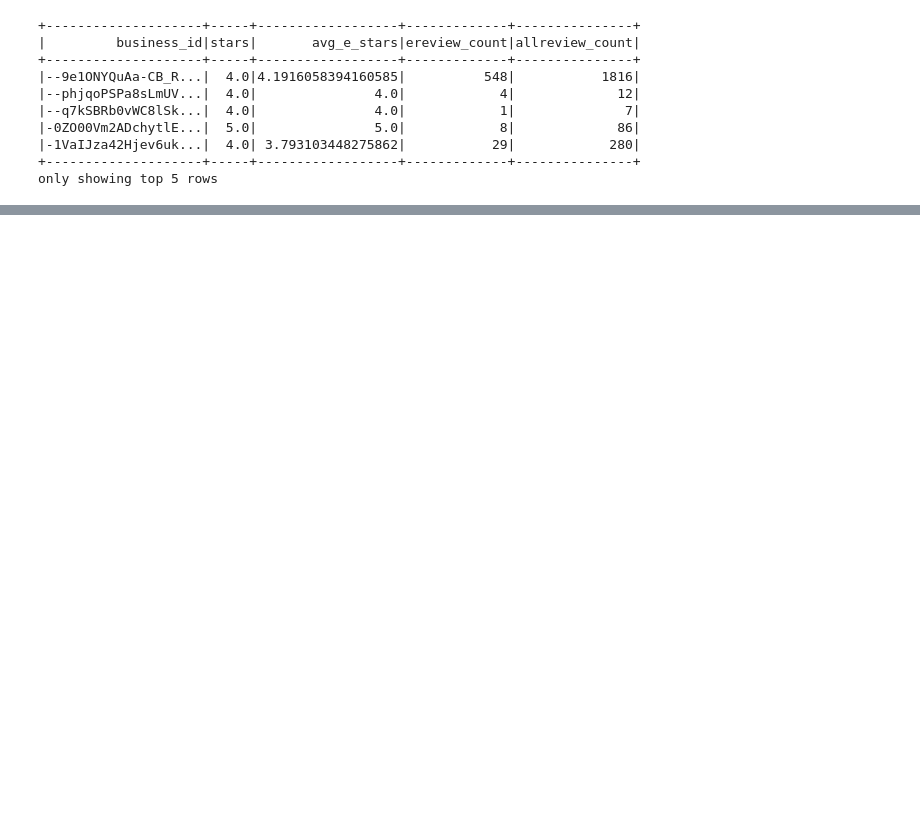
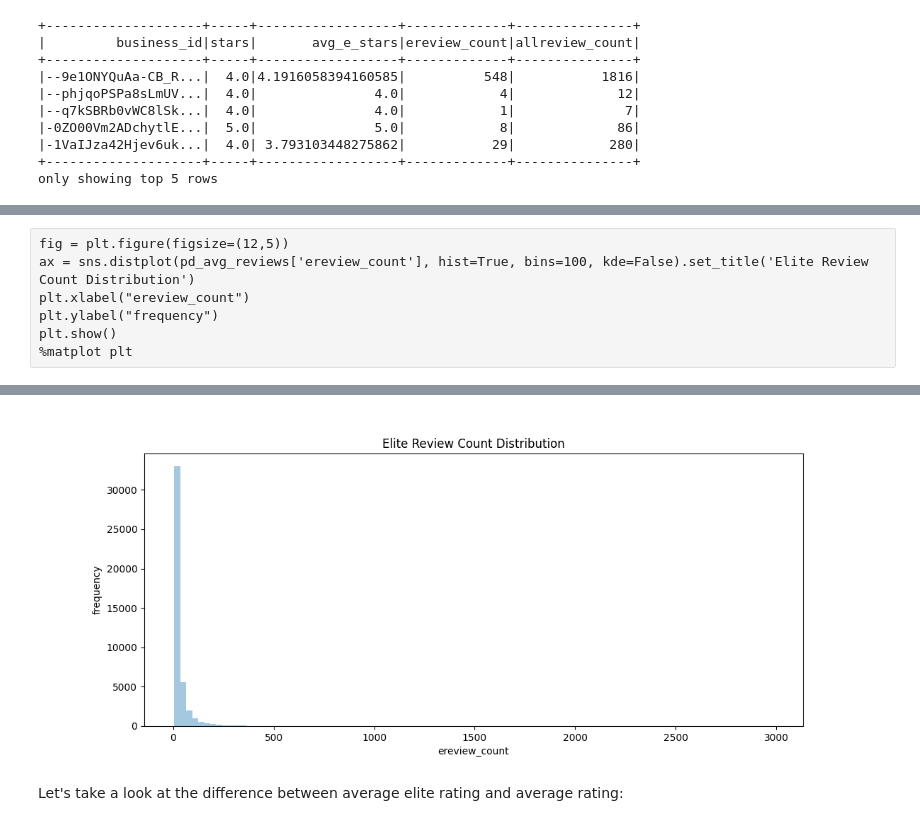
Before and after one commit to bonnienguyen95/sta9760-f2020-apachespark, a Jupyter notebook: Analysis.ipynb, the cells around one changed output, grey strips where cells are left out. Drawn from its saved outputs; the diff is of its cells as text; blank space fills up the shorter version.

```diff
--- a/Analysis.ipynb
+++ b/Analysis.ipynb
@@ -595,0 +663,8 @@ plt.show()
+# %%
+fig = plt.figure(figsize=(12,5))
+ax = sns.distplot(pd_avg_reviews['ereview_count'], hist=True, bins=100, kde=False).set_title('Elite Review Count Distribution')
+plt.xlabel("ereview_count")
+plt.ylabel("frequency")
+plt.show()
+%matplot plt
+# %% [output]
@@ -595,0 +672,3 @@ plt.show()
+[figure, added]
+# %% [markdown]
+Let's take a look at the difference between average elite rating and average rating:
```
Also changed, not shown: parts of 58 cells of this notebook, 2 other files.
